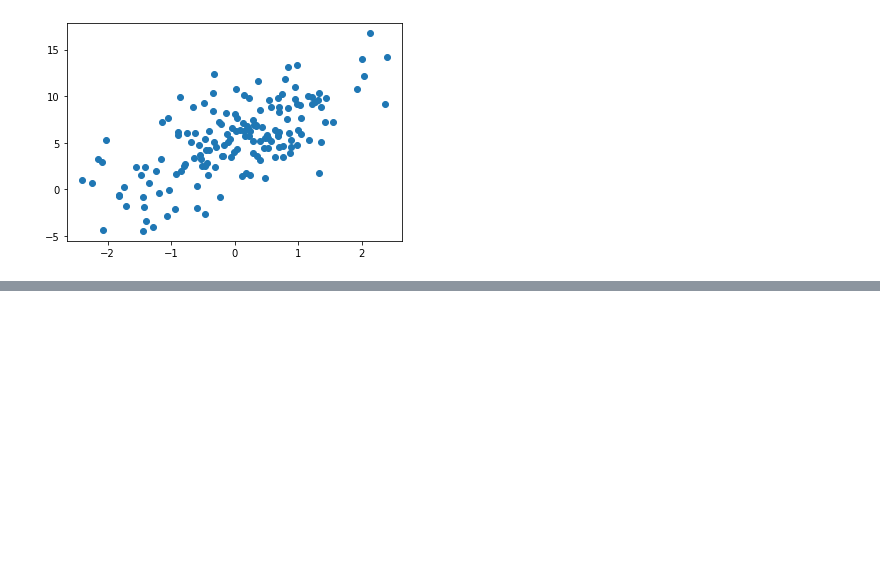
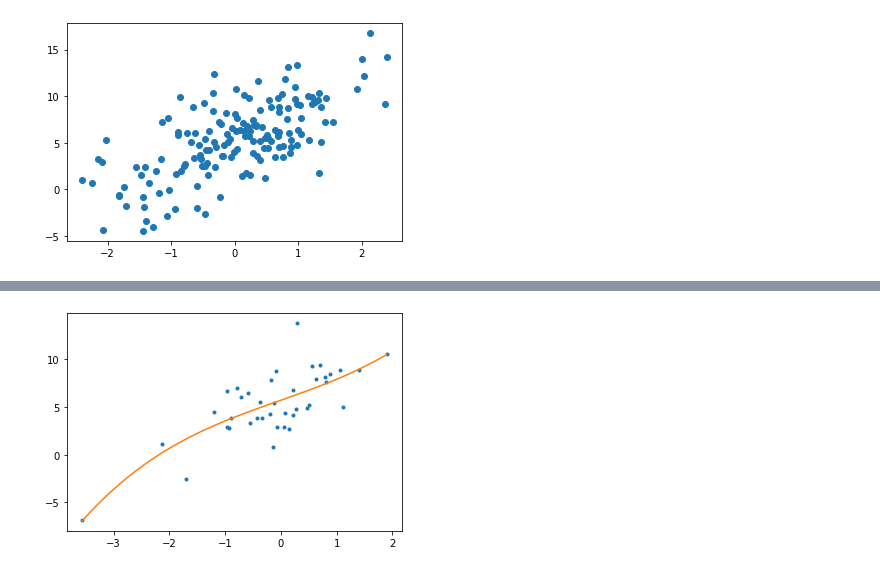
Before and after one commit to Ejokey/URFU-Project, a Jupyter notebook: train and test loss Neural Network.ipynb, the cells around one changed output, grey strips where cells are left out. Cells and saved outputs as stored; diff of their text form; code cells hidden in the pictures; blank space fills up the shorter version.

```diff
--- a/train and test loss Neural Network.ipynb
+++ b/train and test loss Neural Network.ipynb
@@ -176,3 +180,15 @@ plt.show()
+# %%
+x_test = (x_test).reshape(40,)
+y_test = (y_test).reshape(40,)
+
+z = np.polyfit(x_test, y_test, 3)
+p = np.poly1d(z)
+xp = np.linspace(x_test.min(), x_test.max(), 100)
+
+plt.plot(x_test, y_test, '.', xp, p(xp), '-')
+plt.show()
+# %% [output]
+[figure, added]
 # %%
 plt.plot(hs, train_losses, label='Train Loss')
 plt.plot(hs, test_losses, label='Test loss')
```
Also changed, not shown: parts of 8 cells of this notebook.
